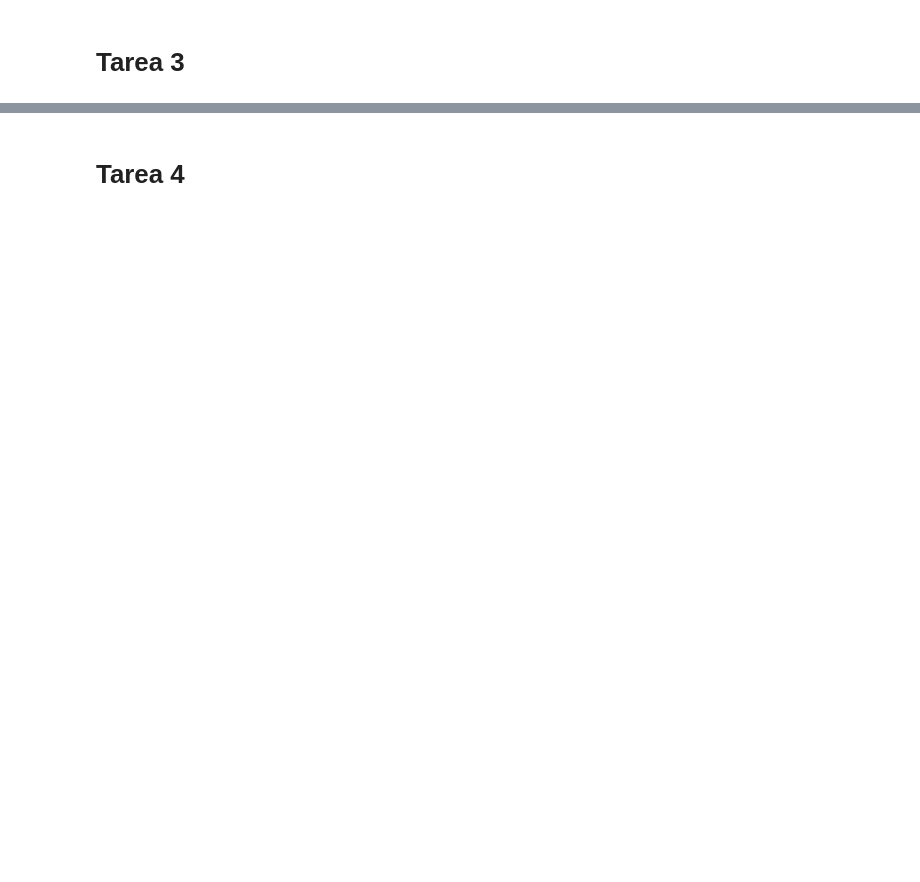
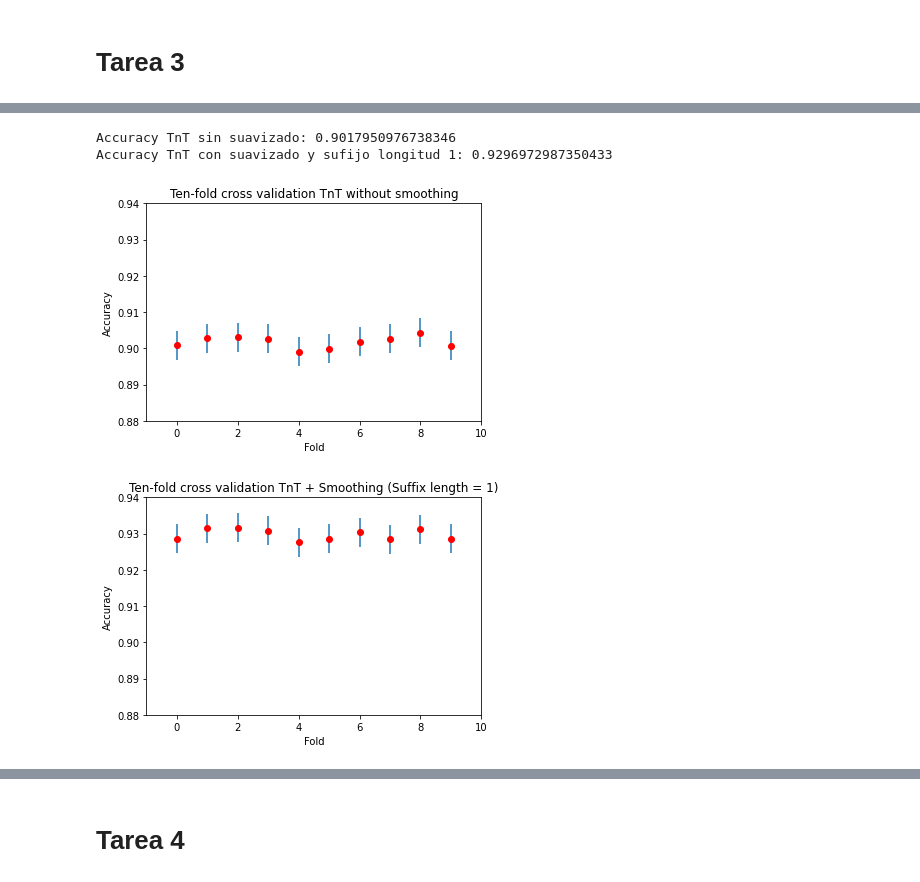
Before and after one commit to jiwidi/MIARFID, a Jupyter notebook: LC/final_lab/POS_tagigng.ipynb, the cells around one changed output, grey strips where cells are left out. Drawn from its saved outputs; the diff is of its cells as text; code cells hidden in the pictures; blank space fills up the shorter version.

```diff
--- a/LC/final_lab/POS_tagigng.ipynb
+++ b/LC/final_lab/POS_tagigng.ipynb
@@ -226,24 +196,3 @@ def tr_te_tnt_smooth(tr,te,n):
     tnt_tagger.train(tr)
     # Evaluamos con te
     return tnt_tagger.evaluate(te)
-# %%
-%%time
-from nltk import AffixTagger
-results_tnt_affix_length = []
-intervals_tnt_affix_length = []
-for i in range(0, 10):
-    #Split data
-    len_training = int(0.9*len(processed_corpus))
-    training_notcv = processed_corpus[:len_training]
-    test_notcv = processed_corpus[len_training:]
-    #Mofidy data for affix
-    #TNT
-    v = tr_te_tnt_smooth(training_notcv,test_notcv,i)
-    results_tnt_affix_length.append(v)
-    #Number of words on test partition
-    N = 0
-    for i in test_notcv: N += len(i)
-    #Intervalos
-    d = 1.96*math.sqrt((v*(1-v))/N)
-    ic = round(d,3)
-    intervals_tnt_affix_length.append(ic)
@@ -310,0 +292,33 @@ plt.show()
+# %%
+print("Accuracy TnT sin suavizado:", sum(results_tnt_no_smooth)/len(results_tnt_no_smooth))
+print("Accuracy TnT con suavizado y sufijo longitud 1:", sum(results_tnt_affix_length_2)/len(results_tnt_affix_length_2))
+# %% [output]
+Accuracy TnT sin suavizado: 0.9017950976738346
+Accuracy TnT con suavizado y sufijo longitud 1: 0.9296972987350433
+# %%
+x=[i for i in range(10)]
+y=results_tnt_no_smooth # results es una lista con los resultados de cada experimento
+plt.axis([-1, 10, 0.88, 0.94])
+plt.ylabel('Accuracy')
+plt.xlabel('Fold')
+plt.title('Ten-fold cross validation TnT without smoothing')
+plt.plot(x,y,'ro')
+Tic=intervals_tnt_no_smooth # Lista con los intervalos de confianza
+plt.errorbar(x,y,yerr=Tic,linestyle='None')
+plt.savefig('TnT_no_smooth.png')
+plt.show()
+
+x=[i for i in range(10)]
+y=results_tnt_affix_length_2 # results es una lista con los resultados de cada experimento
+plt.axis([-1, 10, 0.88, 0.94])
+plt.ylabel('Accuracy')
+plt.xlabel('Fold')
+plt.title('Ten-fold cross validation TnT + Smoothing (Suffix length = 1)')
+plt.plot(x,y,'ro')
+Tic=intervals_tnt_affix_length_2 # Lista con los intervalos de confianza
+plt.errorbar(x,y,yerr=Tic,linestyle='None')
+plt.savefig('TnT_suffix_1.png')
+plt.show()
+# %% [output]
+[figure, added]
+[figure, added]
```
Also changed, not shown: parts of 40 cells of this notebook, 1 other file.
